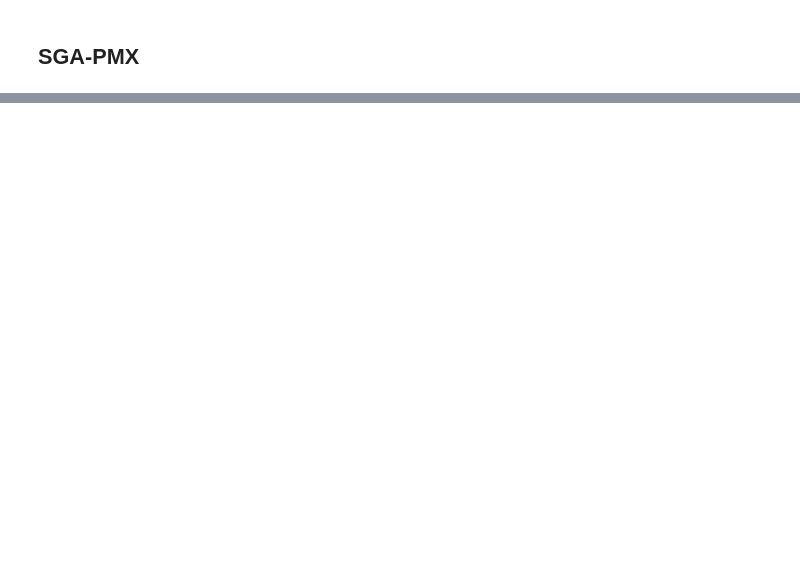
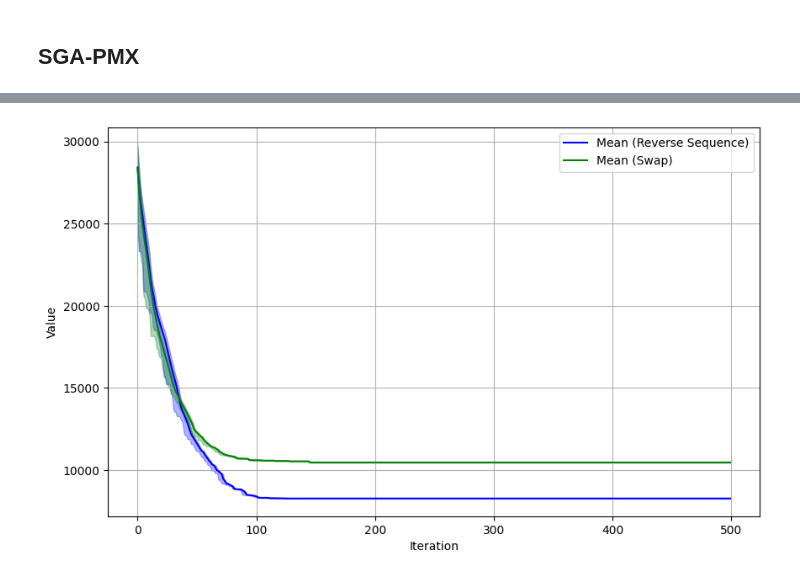
Before and after one commit to Ematerasu/Evolutionary-Algorithms-Course, a Jupyter notebook: lista02/AE2018_SGA-PMX_Demo.ipynb, the cells around one changed output, grey strips where cells are left out. Saved outputs shown, nothing was run; the diff lists cells and outputs as text; code cells hidden in the pictures; blank space fills up the shorter version.

```diff
--- a/lista02/AE2018_SGA-PMX_Demo.ipynb
+++ b/lista02/AE2018_SGA-PMX_Demo.ipynb
@@ -306,0 +334,6 @@ for t in range(number_of_iterations):
+# %%
+def swap_mutation(p):
+    a, b = np.random.choice(len(p), 2, replace=False)
+    q = p.copy()
+    q[a], q[b] = q[b], q[a]
+    return q
@@ -306,0 +417,32 @@ for t in range(number_of_iterations):
+# %%
+sda_reverse_sequence_triplets = sda(reverse_sequence_mutation, n)
+sda_swap_triplets = sda(swap_mutation, n)
+# %%
+min1, max1, mean1 = zip(*sda_reverse_sequence_triplets)
+min2, max2, mean2 = zip(*sda_swap_triplets)
+
+# Numeracja iteracji
+iterations = range(len(sda_swap_triplets))
+
+# Tworzenie wykresu
+plt.figure(figsize=(10, 6))
+
+# Rysowanie przedziałów dla pierwszego zbioru
+plt.fill_between(iterations, min1, max1, color='blue', alpha=0.3)
+plt.plot(iterations, mean1, color='blue',label='Mean (Reverse Sequence)')
+
+# Rysowanie przedziałów dla drugiego zbioru
+plt.fill_between(iterations, min2, max2, color='green', alpha=0.3,)
+plt.plot(iterations, mean2, color='green', label='Mean (Swap)')
+
+# Dodawanie legendy i opisów
+plt.legend()
+plt.xlabel('Iteration')
+plt.ylabel('Value')
+plt.title('')
+plt.grid()
+
+# Wyświetlenie wykresu
+plt.show()
+# %% [output]
+[figure, added]
```
Also changed, not shown: parts of 27 cells of this notebook, 8 other files.
